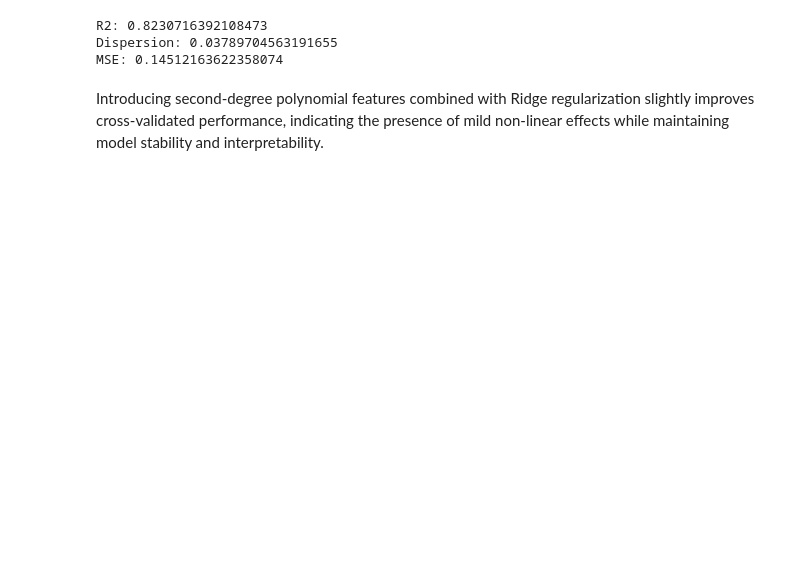
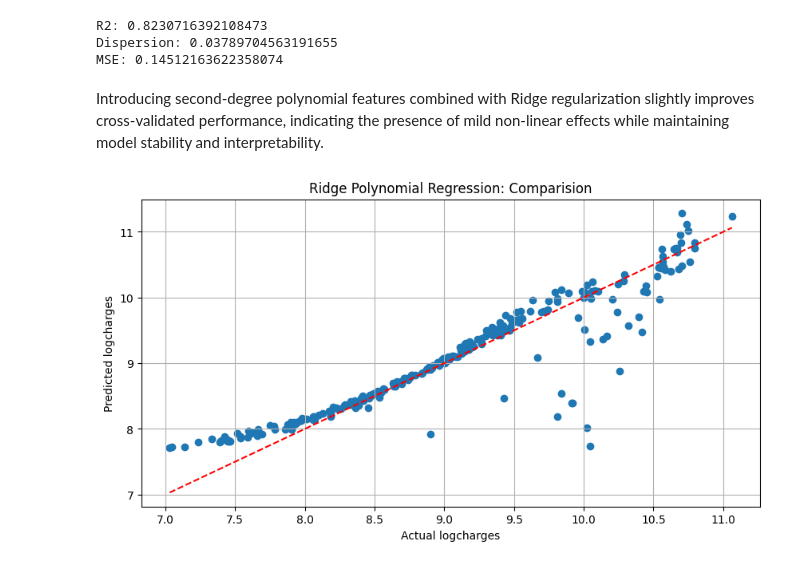
Before and after one commit to Bissapinho/Medical-costs-prediction-model, a Jupyter notebook: code/models.ipynb, the cells around one changed output. Saved outputs shown, nothing was run; the diff lists cells and outputs as text; code cells hidden in the pictures; blank space fills up the shorter version.

Commit message:
graph

```diff
--- a/code/models.ipynb
+++ b/code/models.ipynb
@@ -181,3 +181,18 @@ Dispersion: 0.03789704563191655
 MSE: 0.14512163622358074
 # %% [markdown]
 Introducing second-degree polynomial features combined with Ridge regularization slightly improves cross-validated performance, indicating the presence of mild non-linear effects while maintaining model stability and interpretability.
+# %%
+#Visualiazing the model
+import matplotlib.pyplot as plt
+
+fig, ax = plt.subplots(figsize=(10,5))
+ax.scatter(y_test, y_pred)
+ax.plot([y_test.min(), y_test.max()],
+         [y_test.min(), y_test.max()],
+         'r--')
+ax.set_xlabel('Actual logcharges')
+ax.set_ylabel('Predicted logcharges')
+ax.set_title('Ridge Polynomial Regression: Comparision')
+ax.grid(True)
+# %% [output]
+[figure, added]
```
Also changed, not shown: parts of 2 cells of this notebook.
